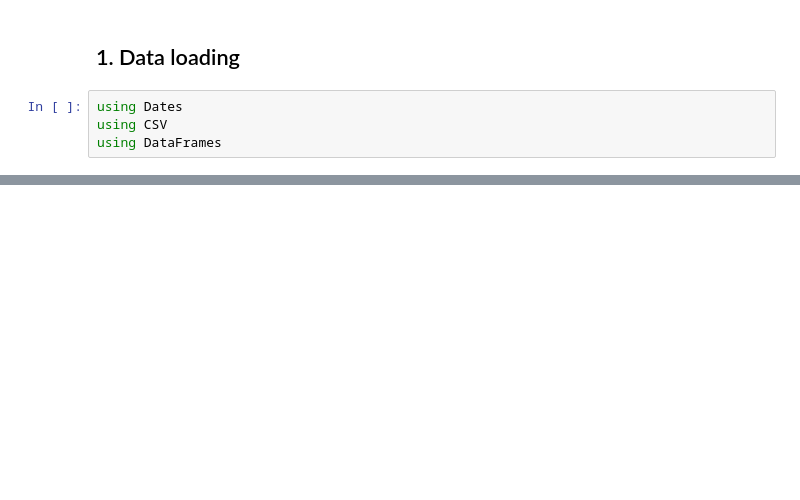
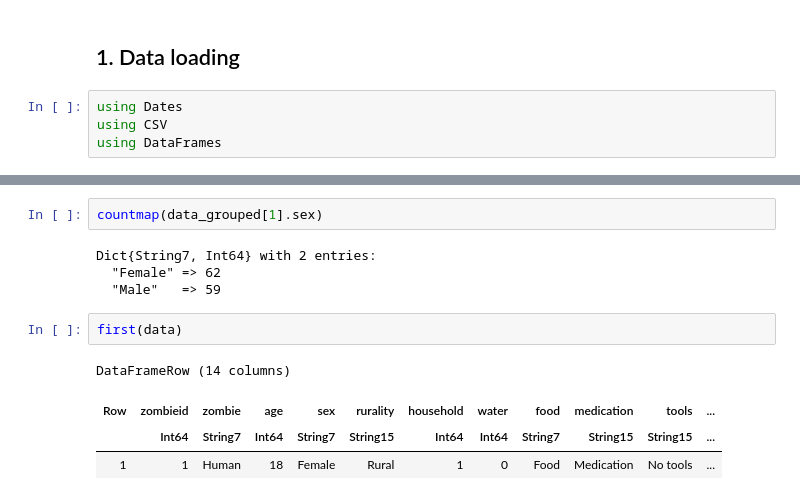
Before and after one commit to ddojo/ddojo.github.io, a Jupyter notebook: sessions/31_zombies/julia.ipynb, the cells around one changed output, grey strips where cells are left out. Drawn from its saved outputs; the diff is of its cells as text; blank space fills up the shorter version.

```diff
--- a/sessions/31_zombies/julia.ipynb
+++ b/sessions/31_zombies/julia.ipynb
@@ -52,0 +206,13 @@ using DataFrames
+# %%
+countmap(data_grouped[1].sex)
+# %% [output]
+Dict{String7, Int64} with 2 entries:
+  "Female" => 62
+  "Male"   => 59
+# %%
+first(data)
+# %% [output]
+DataFrameRow (14 columns)
+| Row | zombieid | zombie | age | sex | rurality | household | water | food | medication | tools | ... |
+|  | Int64 | String7 | Int64 | String7 | String15 | Int64 | Int64 | String7 | String15 | String15 | ... |
+| 1 | 1 | Human | 18 | Female | Rural | 1 | 0 | Food | Medication | No tools | ... |
```
Also changed, not shown: parts of 20 cells of this notebook, 1 other file.
